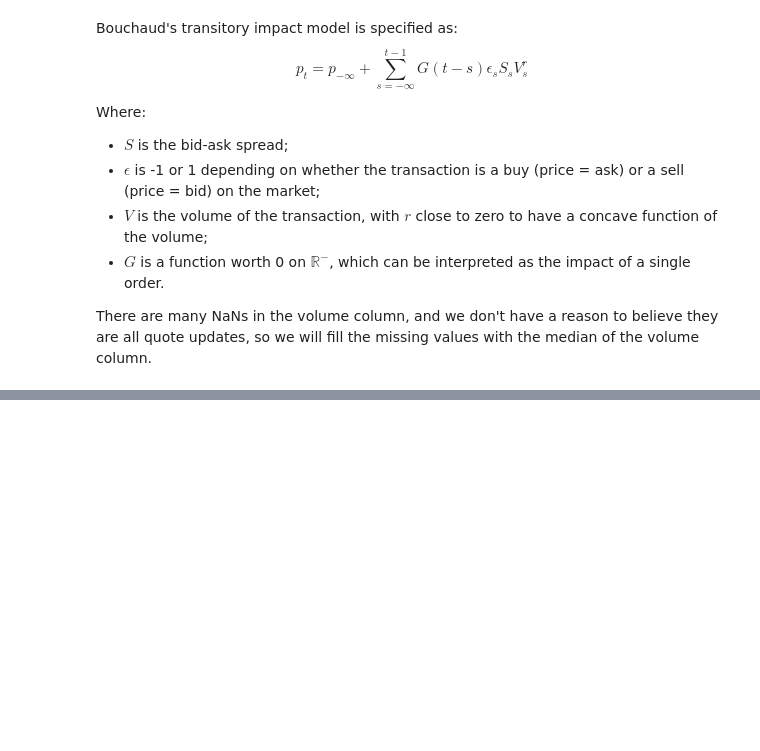
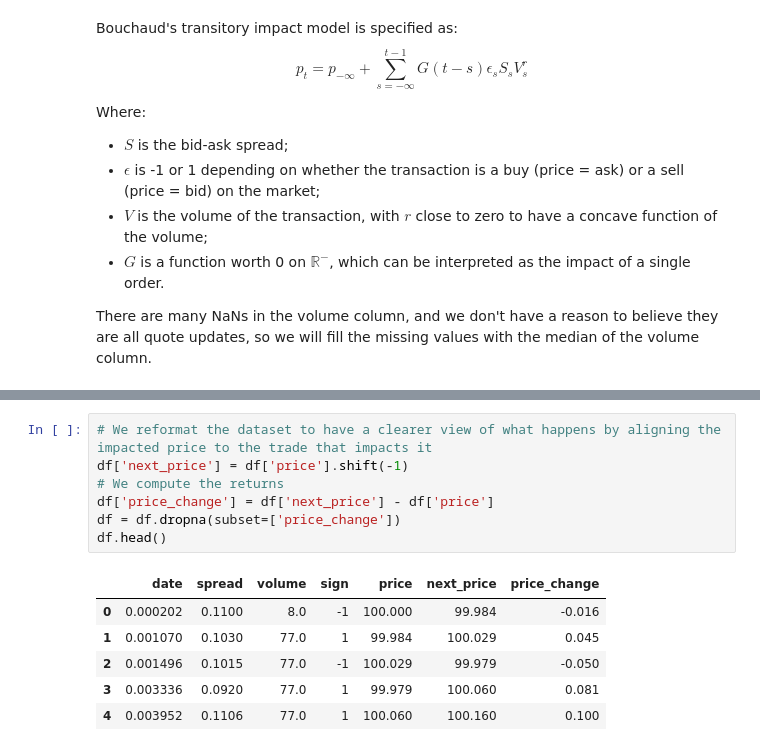
Before and after one commit to MartinJondeau/Market-Risk-Modelling, a Jupyter notebook: Question_D.ipynb, the cells around one changed output, grey strips where cells are left out. Cells and saved outputs as stored; diff of their text form; blank space fills up the shorter version.

```diff
--- a/Question_D.ipynb
+++ b/Question_D.ipynb
@@ -50,0 +82,14 @@ df['volume_filled'] = df['volume'].fillna(median)
+# %%
+# We reformat the dataset to have a clearer view of what happens by aligning the impacted price to the trade that impacts it
+df['next_price'] = df['price'].shift(-1)
+# We compute the returns
+df['price_change'] = df['next_price'] - df['price']
+df = df.dropna(subset=['price_change'])
+df.head()
+# %% [output]
+|  | date | spread | volume | sign | price | next_price | price_change |
+| 0 | 0.000202 | 0.1100 | 8.0 | -1 | 100.000 | 99.984 | -0.016 |
+| 1 | 0.001070 | 0.1030 | 77.0 | 1 | 99.984 | 100.029 | 0.045 |
+| 2 | 0.001496 | 0.1015 | 77.0 | -1 | 100.029 | 99.979 | -0.050 |
+| 3 | 0.003336 | 0.0920 | 77.0 | 1 | 99.979 | 100.060 | 0.081 |
+| 4 | 0.003952 | 0.1106 | 77.0 | 1 | 100.060 | 100.160 | 0.100 |
```
Also changed, not shown: parts of 9 cells of this notebook.
